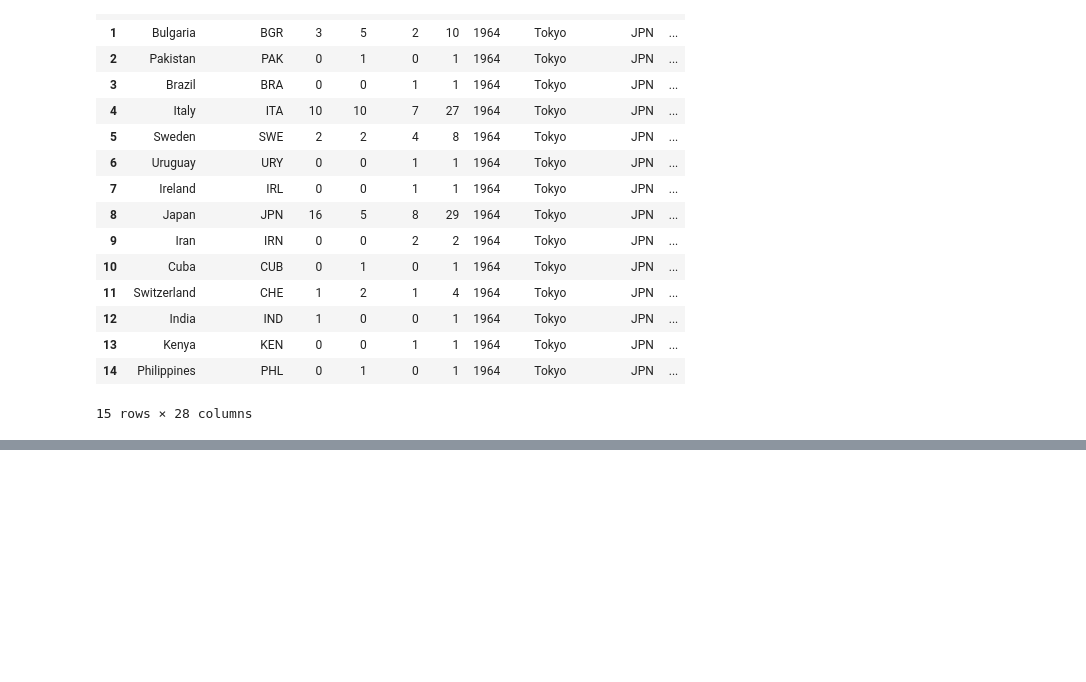
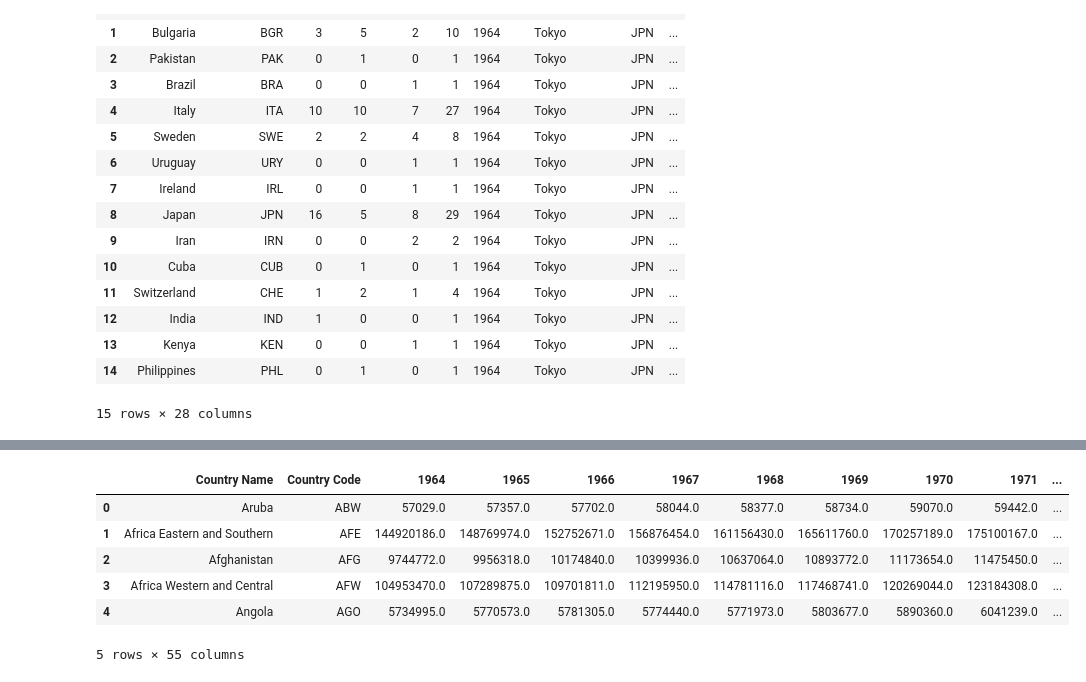
Before and after one commit to johnt1311/Olympics, a Jupyter notebook: Trey_Graham/country_code_cleaning.ipynb, the cells around one changed output, grey strips where cells are left out. Drawn from its saved outputs; the diff is of its cells as text; code cells hidden in the pictures; blank space fills up the shorter version.

```diff
--- a/Trey_Graham/country_code_cleaning.ipynb
+++ b/Trey_Graham/country_code_cleaning.ipynb
@@ -642,0 +655,13 @@ medals_GDP_distance_df.to_csv(fr'{folder}\08-03-2021_medals_GDP_distance.csv', i
+# %%
+# drop columns we don't need
+# pop_data = pop_data_load.drop(columns=['Indicator Name', 'Indicator Code', '2017', '2018', '2019', '2020'])
+pop_data = pop_data.drop(columns=['1960','1961','1962','1963'])
+pop_data.head()
+# %% [output]
+|  | Country Name | Country Code | 1964 | 1965 | 1966 | 1967 | 1968 | 1969 | 1970 | 1971 | ... |
+| 0 | Aruba | ABW | 57029.0 | 57357.0 | 57702.0 | 58044.0 | 58377.0 | 58734.0 | 59070.0 | 59442.0 | ... |
+| 1 | Africa Eastern and Southern | AFE | 144920186.0 | 148769974.0 | 152752671.0 | 156876454.0 | 161156430.0 | 165611760.0 | 170257189.0 | 175100167.0 | ... |
+| 2 | Afghanistan | AFG | 9744772.0 | 9956318.0 | 10174840.0 | 10399936.0 | 10637064.0 | 10893772.0 | 11173654.0 | 11475450.0 | ... |
+| 3 | Africa Western and Central | AFW | 104953470.0 | 107289875.0 | 109701811.0 | 112195950.0 | 114781116.0 | 117468741.0 | 120269044.0 | 123184308.0 | ... |
+| 4 | Angola | AGO | 5734995.0 | 5770573.0 | 5781305.0 | 5774440.0 | 5771973.0 | 5803677.0 | 5890360.0 | 6041239.0 | ... |
+5 rows × 55 columns
```
Also changed, not shown: parts of 31 cells of this notebook, 34 other files.
